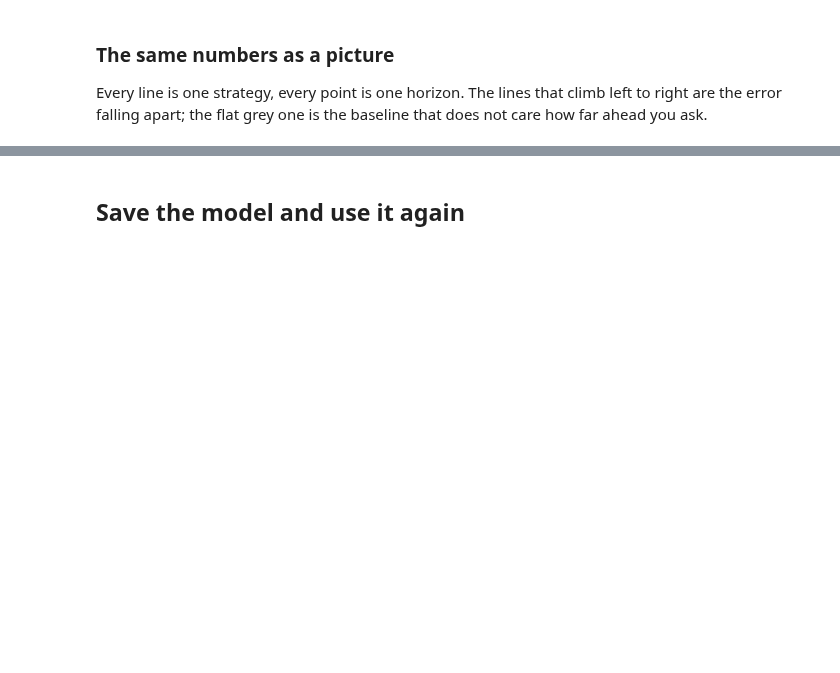
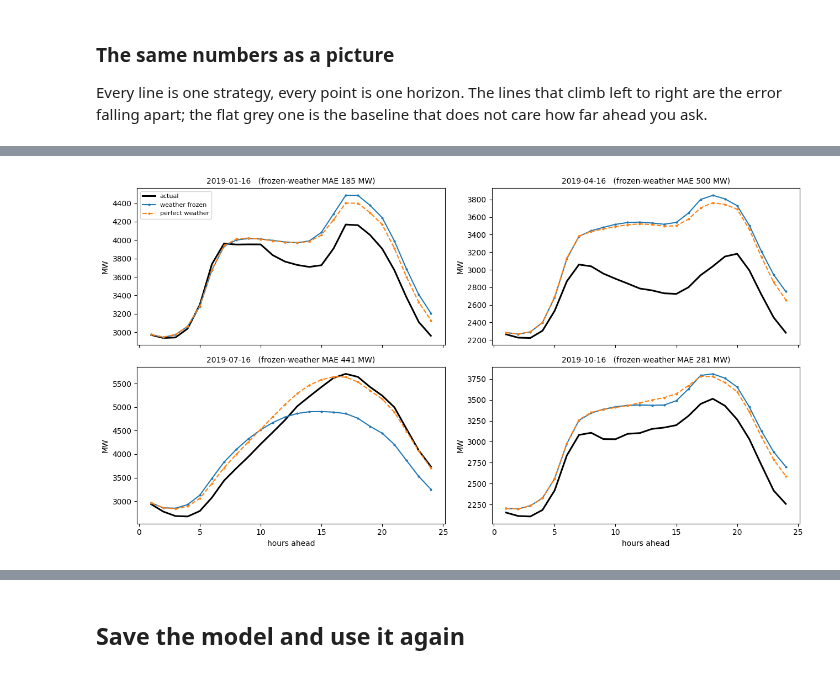
Before and after one commit to drdave-teaching/OPIM5509-notebooks, a Jupyter notebook: Module4/A5_Multi_Step_Forecasting.ipynb, the cells around one changed output, grey strips where cells are left out. Saved outputs shown, nothing was run; the diff lists cells and outputs as text; code cells hidden in the pictures; blank space fills up the shorter version.

```diff
--- a/Module4/A5_Multi_Step_Forecasting.ipynb
+++ b/Module4/A5_Multi_Step_Forecasting.ipynb
@@ -431,0 +298,23 @@ The professional pattern is **direct or multi-output with forecast weather** - n
+# %%
+sample_days = ["2019-01-16", "2019-04-16", "2019-07-16", "2019-10-16"]
+
+fig, ax = plt.subplots(2, 2, figsize=(13, 7), sharex=True)
+ax = ax.ravel()
+
+for panel, day in enumerate(sample_days):
+    o = origins.get_indexer([pd.Timestamp(day + " 00:00")])[0]
+    a = ax[panel]
+    a.plot(hrs, truth_mw[o], "k", lw=2.2, label="actual")
+    a.plot(hrs, rec_persist_mw[o], marker=".", ms=4, label="weather frozen")
+    a.plot(hrs, rec_actual_mw[o], marker=".", ms=4, ls="--", label="perfect weather")
+
+    err = np.abs(rec_persist_mw[o] - truth_mw[o]).mean()
+    a.set_title(day + "   (frozen-weather MAE " + str(round(err)) + " MW)", fontsize=10)
+    a.set_ylabel("MW")
+    if panel >= 2:
+        a.set_xlabel("hours ahead")
+
+ax[0].legend(fontsize=8)
+plt.tight_layout(); plt.show()
+# %% [output]
+[figure, added]
```
Also changed, not shown: parts of 30 cells of this notebook, 1 other file.
